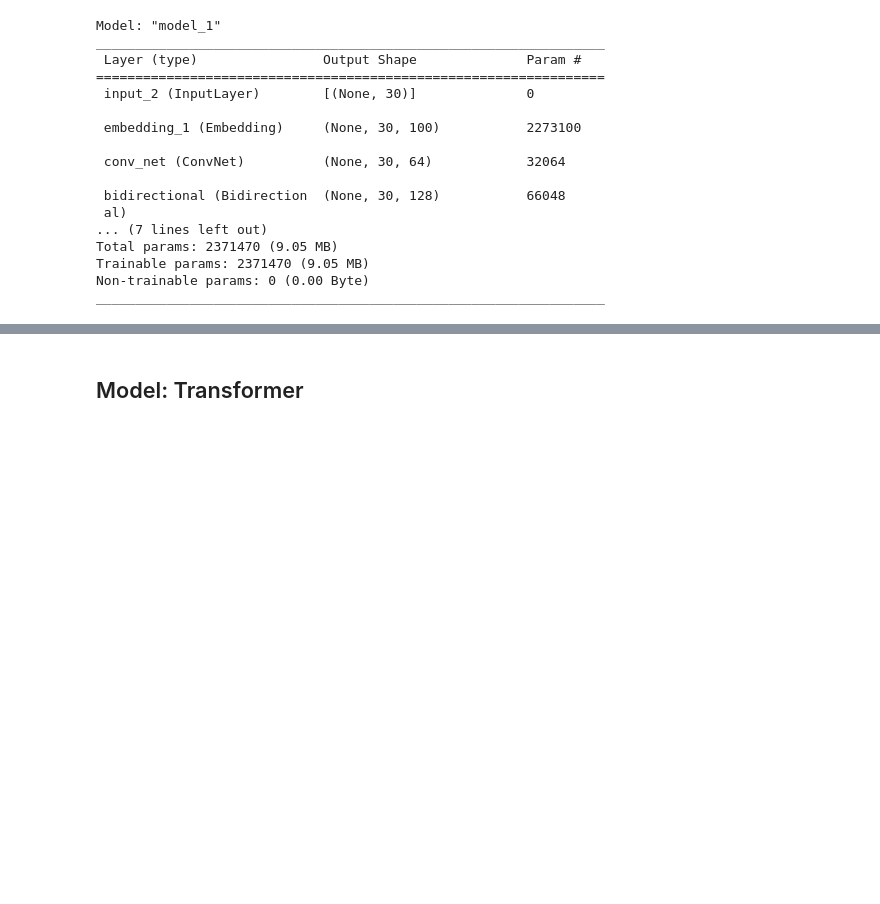
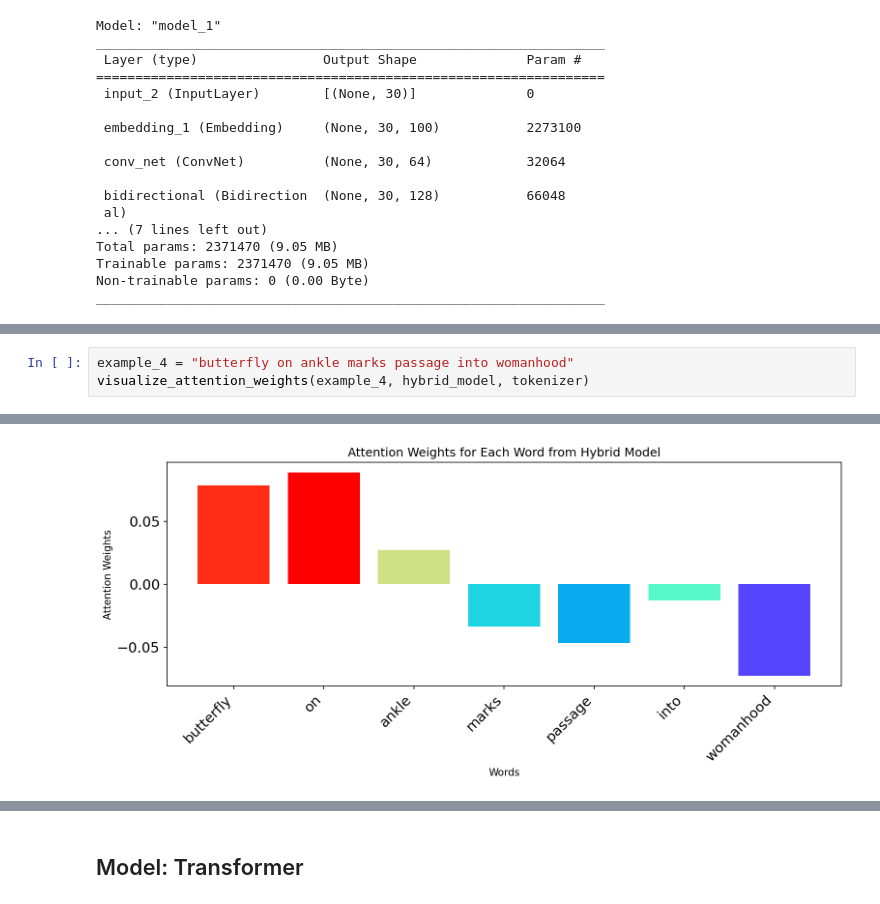
Before and after one commit to M3LLI55X/NLP_project, a Jupyter notebook: Models.ipynb, the cells around one changed output, grey strips where cells are left out. Saved outputs shown, nothing was run; the diff lists cells and outputs as text; blank space fills up the shorter version.

```diff
--- a/Models.ipynb
+++ b/Models.ipynb
@@ -454,0 +472,4 @@ visualize_attention_weights(example_3, hybrid_model, tokenizer)
+# %%
+example_4 = "butterfly on ankle marks passage into womanhood"
+visualize_attention_weights(example_4, hybrid_model, tokenizer)
+# %% [output]
@@ -454,0 +479 @@ visualize_attention_weights(example_3, hybrid_model, tokenizer)
+[figure, added]
```
Also changed, not shown: parts of 30 cells of this notebook, 1 other file.
